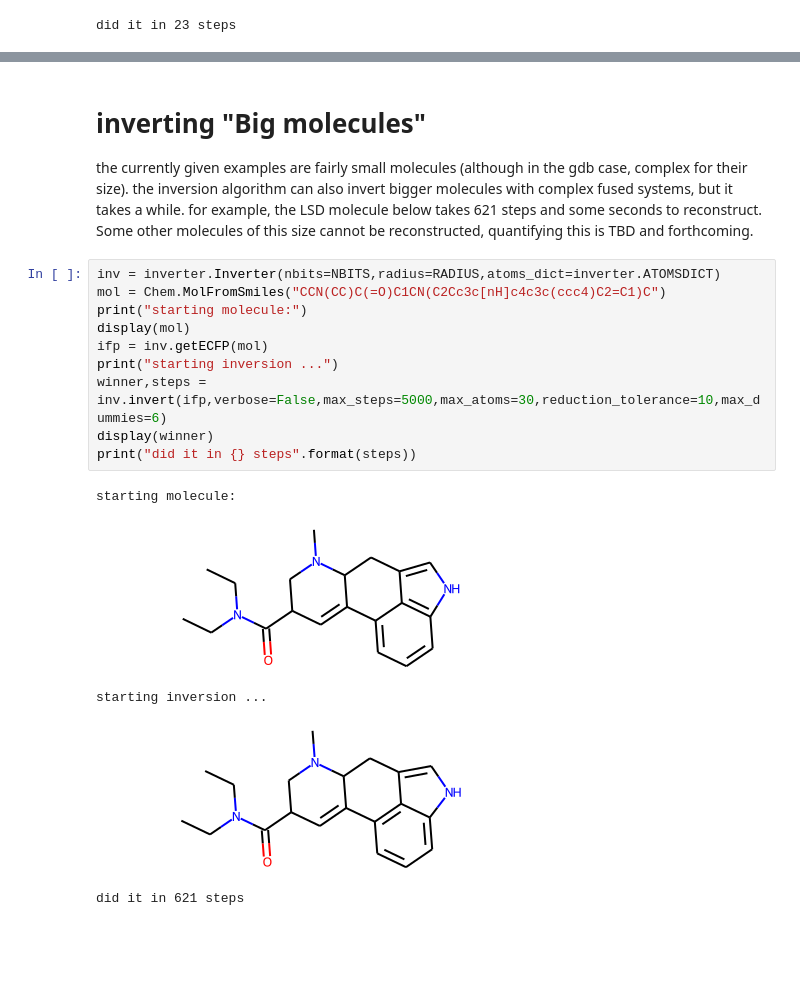
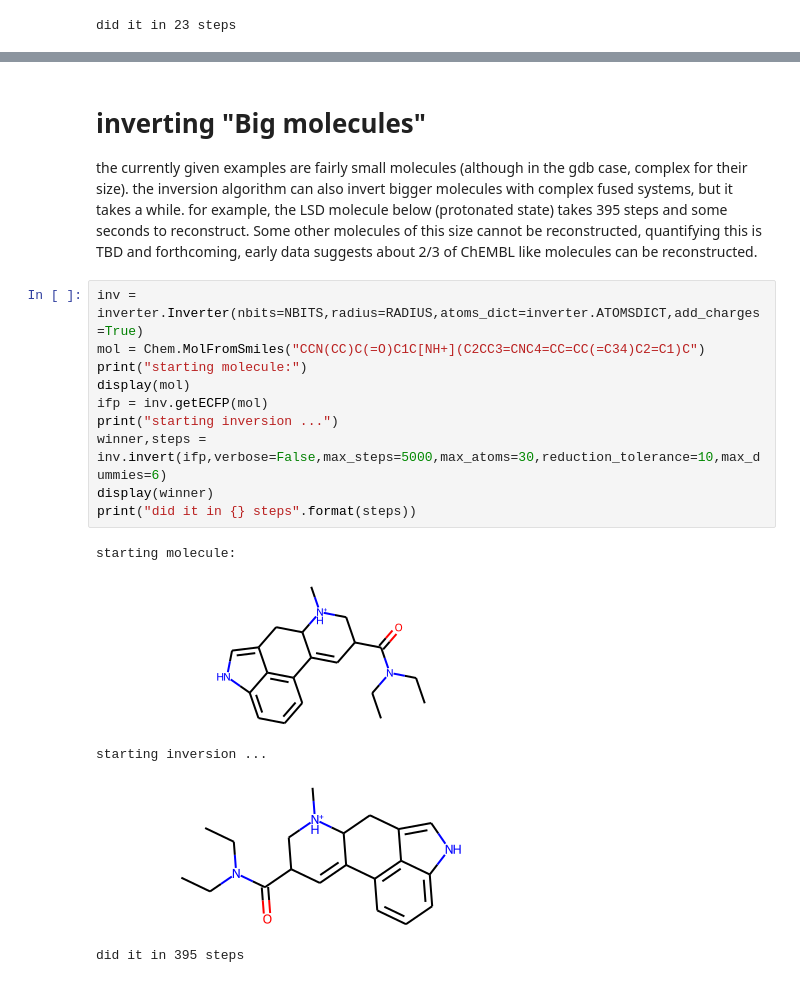
Before and after one commit to dehaenw/ECFPinvert, a Jupyter notebook: test_invert.ipynb, the cells around one changed output, grey strips where cells are left out. Drawn from its saved outputs; the diff is of its cells as text; blank space fills up the shorter version.

Commit message:
add example with charged fragment

```diff
--- a/test_invert.ipynb
+++ b/test_invert.ipynb
@@ -100,20 +119,20 @@ did it in 23 steps
 # %% [markdown]
 # inverting "Big molecules"
 the currently given examples are fairly small molecules (although in the gdb case, complex for their size).
-the inversion algorithm can also invert bigger molecules with complex fused systems, but it takes a while. for example, the LSD molecule below takes 621 steps and some seconds to reconstruct. Some other molecules of this size cannot be reconstructed, quantifying this is TBD and forthcoming.
+the inversion algorithm can also invert bigger molecules with complex fused systems, but it takes a while. for example, the LSD molecule below (protonated state) takes 395 steps and some seconds to reconstruct. Some other molecules of this size cannot be reconstructed, quantifying this is TBD and forthcoming, early data suggests about 2/3 of ChEMBL like molecules can be reconstructed.
 # %%
-inv = inverter.Inverter(nbits=NBITS,radius=RADIUS,atoms_dict=inverter.ATOMSDICT)
-mol = Chem.MolFromSmiles("CCN(CC)C(=O)C1CN(C2Cc3c[nH]c4c3c(ccc4)C2=C1)C")
+inv = inverter.Inverter(nbits=NBITS,radius=RADIUS,atoms_dict=inverter.ATOMSDICT,add_charges=True)
+mol = Chem.MolFromSmiles("CCN(CC)C(=O)C1C[NH+](C2CC3=CNC4=CC=CC(=C34)C2=C1)C")
 print("starting molecule:")
 display(mol)
 ifp = inv.getECFP(mol)
 print("starting inversion ...")
 winner,steps = inv.invert(ifp,verbose=False,max_steps=5000,max_atoms=30,reduction_tolerance=10,max_dummies=6)
 display(winner)
 print("did it in {} steps".format(steps))
 # %% [output]
 starting molecule:
-[figure, old version]
+[figure, new version]
 starting inversion ...
-[figure, old version]
+[figure, new version]
-did it in 621 steps
+did it in 395 steps
```
Also changed, not shown: parts of 3 cells of this notebook.
